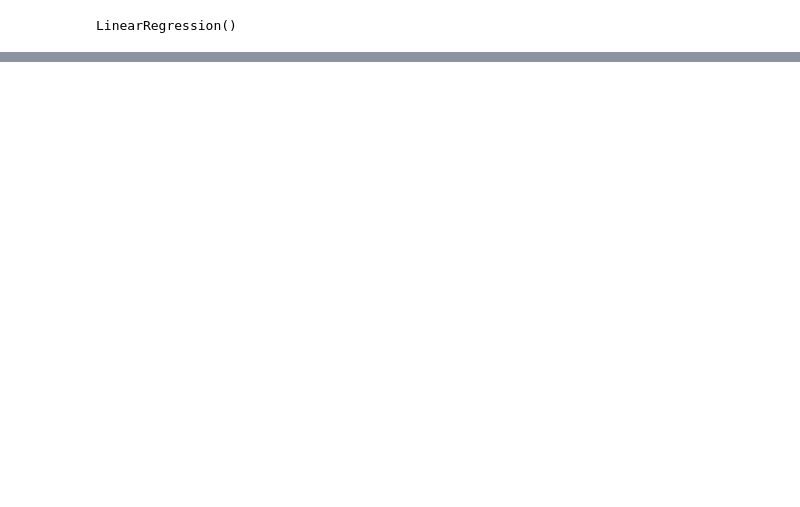
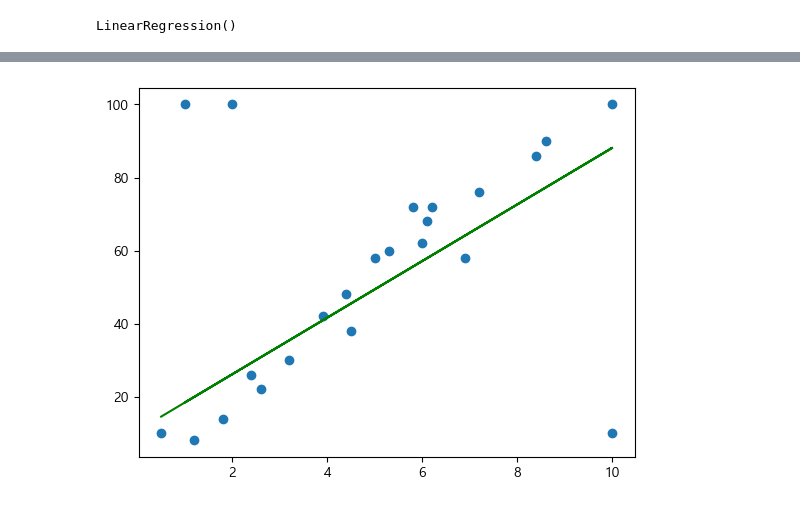
Before and after one commit to Kims-club98/python-project, a Jupyter notebook: 05.인공지능/01.단순선형회귀.ipynb, the cells around one changed output, grey strips where cells are left out. Saved outputs shown, nothing was run; the diff lists cells and outputs as text; code cells hidden in the pictures; blank space fills up the shorter version.

```diff
--- a/05.인공지능/01.단순선형회귀.ipynb
+++ b/05.인공지능/01.단순선형회귀.ipynb
@@ -182,0 +182,6 @@ reg.score(X_test,y_test) #테스트 데이터로 점수를 예측
+# %%
+#9/23 복습
+import pandas as pd # 데이터 분석 목적
+import matplotlib.pyplot as plt # 데이터 시각화 목적(산점도 그래프)
+plt.rc('font',family="Malgun Gothic") # 데이터 시각화 글씨체 지정
+plt.rc('axes',unicode_minus=False) # 데이터 시각화 한글 깨짐 방지
@@ -182,0 +285,16 @@ reg.score(X_test,y_test) #테스트 데이터로 점수를 예측
+# %%
+#경사하강법을 이용한 모델링
+from sklearn.linear_model import SGDRegressor #경사하강법
+X=dataset.iloc[:,:-1].values #.values를 통해 값만 가지고 옴
+y=dataset.iloc[:,-1].values
+sr=SGDRegressor()
+sr.fit(X,y) #학습 시작
+
+# 9시간 공부했을 경우
+sr.predict([[9]])
+
+plt.scatter(X,y)
+plt.plot(X, sr.predict(X), color='g')
+plt.show()
+# %% [output]
+[figure, added]
```
Also changed, not shown: parts of 22 cells of this notebook, 20 other files.
